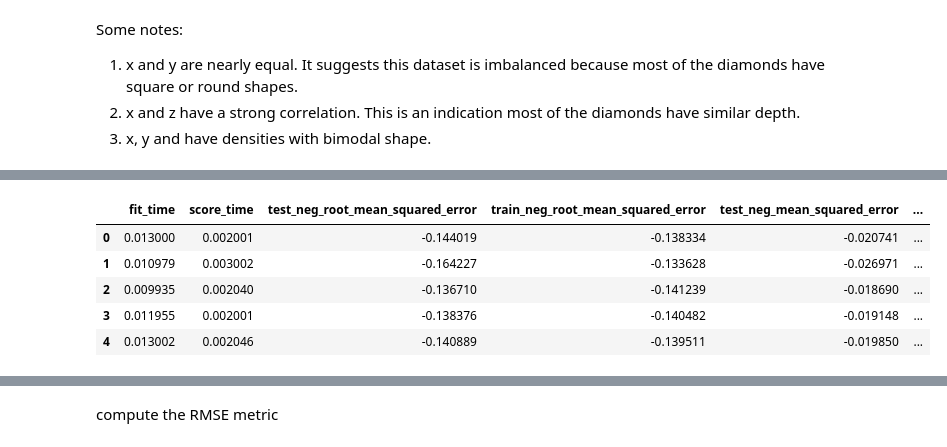
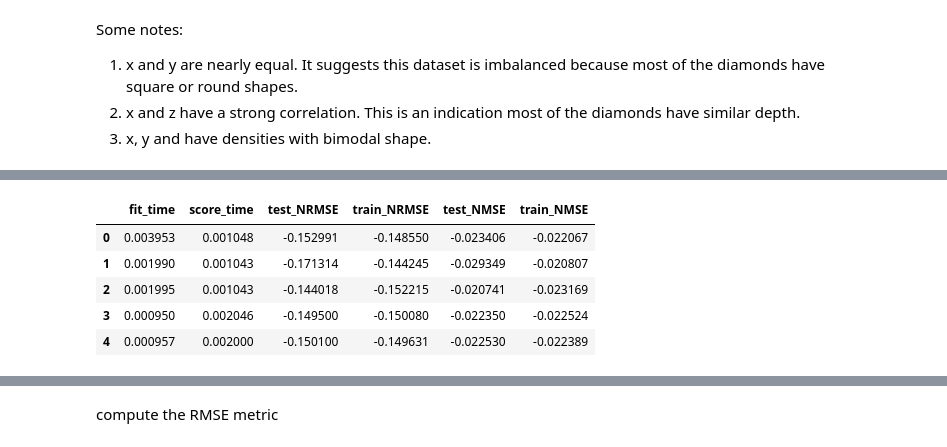
Before and after one commit to sfcaracciolo/xtream-ai-assignment-engineer, a Jupyter notebook: src/challenge1/main.ipynb, the cells around one changed output, grey strips where cells are left out. Drawn from its saved outputs; the diff is of its cells as text; code cells hidden in the pictures.

```diff
--- a/src/challenge1/main.ipynb
+++ b/src/challenge1/main.ipynb
@@ -126,7 +115,7 @@ ds.clarity.isin(CLARITY_CATEGORIES).all()
 True
 # %%
 # apply curation in place.
-core.curation(ds)
+core.Model.curation_inplace(ds)
 ds.head()
 # %% [output]
 |  | carat | cut | color | clarity | depth | table | price | x | y | z |
@@ -270,0 +231,9 @@ log_y = ds.price.map(np.log).to_numpy()
+# %%
+# I'll transform price with log function to make it more Gaussian (generally, optimizers require normal distribution on targets)
+target = core.Model.extract_target(ds).to_numpy()
+log_target = np.log(target)
+# %%
+# We can use ordinal or one hot encoding, I'll use ordinal to keep it simple.
+features = core.Model.extract_features(ds)
+core.Model.encoding_inplace(features)
+features
@@ -271,26 +254,32 @@ log_y = ds.price.map(np.log).to_numpy()
+# %%
+# standarizing
+scaler = StandardScaler()
+scaled_features = scaler.fit_transform(features) # fit and transform!
 # %%
-# standarizing samples
-X -= X.mean()
-X /= X.std()
-
+# cross validation
 model = LinearRegression()
 scores = pd.DataFrame(
     cross_validate(
     model,
-    X,
-    log_y,
+    scaled_features,
+    log_target,
     scoring=('neg_root_mean_squared_error','neg_mean_squared_error'),
     cv=ShuffleSplit(n_splits=5, test_size=0.3, random_state=42),
     return_train_score=True,
     # return_estimator=True
     )
 )
-scores
+scores.rename(columns={
+    'test_neg_root_mean_squared_error': 'test_NRMSE',
+    'train_neg_root_mean_squared_error': 'train_NRMSE',
+    'test_neg_mean_squared_error': 'test_NMSE',
+    'train_neg_mean_squared_error': 'train_NMSE'
+})
 # %% [output]
-|  | fit_time | score_time | test_neg_root_mean_squared_error | train_neg_root_mean_squared_error | test_neg_mean_squared_error | ... |
-| 0 | 0.013000 | 0.002001 | -0.144019 | -0.138334 | -0.020741 | ... |
-| 1 | 0.010979 | 0.003002 | -0.164227 | -0.133628 | -0.026971 | ... |
-| 2 | 0.009935 | 0.002040 | -0.136710 | -0.141239 | -0.018690 | ... |
-| 3 | 0.011955 | 0.002001 | -0.138376 | -0.140482 | -0.019148 | ... |
-| 4 | 0.013002 | 0.002046 | -0.140889 | -0.139511 | -0.019850 | ... |
+|  | fit_time | score_time | test_NRMSE | train_NRMSE | test_NMSE | train_NMSE |
+| 0 | 0.003953 | 0.001048 | -0.152991 | -0.148550 | -0.023406 | -0.022067 |
+| 1 | 0.001990 | 0.001043 | -0.171314 | -0.144245 | -0.029349 | -0.020807 |
+| 2 | 0.001995 | 0.001043 | -0.144018 | -0.152215 | -0.020741 | -0.023169 |
+| 3 | 0.000950 | 0.002046 | -0.149500 | -0.150080 | -0.022350 | -0.022524 |
+| 4 | 0.000957 | 0.002000 | -0.150100 | -0.149631 | -0.022530 | -0.022389 |
 # %% [markdown]
```
Also changed, not shown: parts of 25 cells of this notebook.
